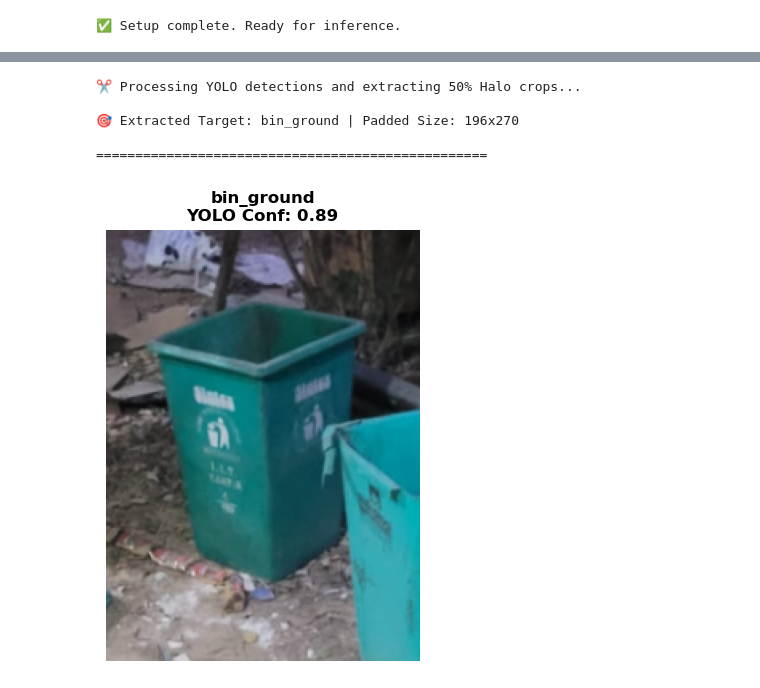
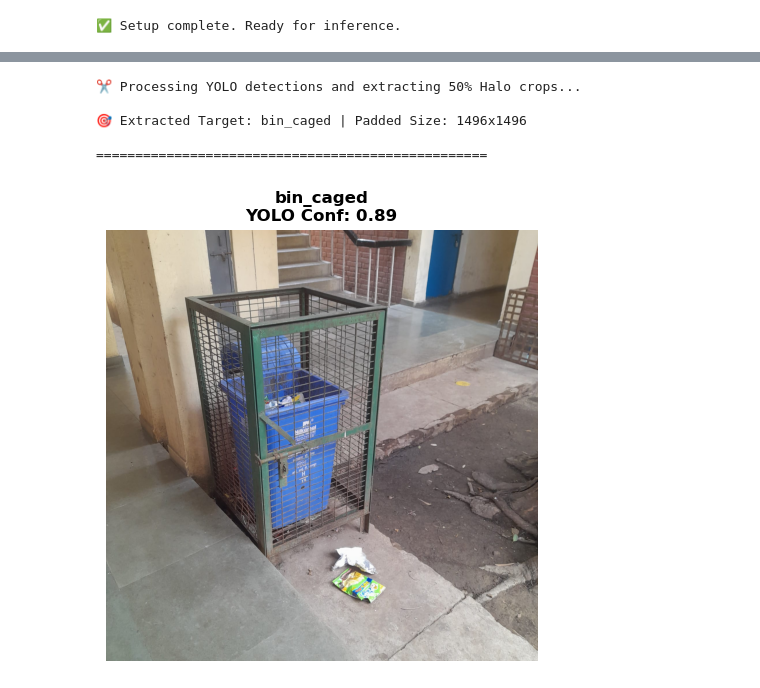
Before and after one commit to Ronit-k/SignalSprint, a Jupyter notebook: ml_backend/notebooks/pipeline.ipynb, the cells around one changed output, grey strips where cells are left out. Saved outputs shown, nothing was run; the diff lists cells and outputs as text; code cells hidden in the pictures.

```diff
--- a/ml_backend/notebooks/pipeline.ipynb
+++ b/ml_backend/notebooks/pipeline.ipynb
@@ -16,7 +16,7 @@ print("✅ Setup complete. Ready for inference.")
 # %% [output]
 ✅ Setup complete. Ready for inference.
 # %%
-MODEL_PATH = "../models/best.pt"
+MODEL_PATH = "../models/best_yolo.pt"
 
 # Load the model
 model = YOLO(MODEL_PATH)
@@ -35,9 +35,9 @@ print(f"✅ Model loaded successfully from {MODEL_PATH}")
 # %%
 # Point this to an image in your test set
-TEST_IMAGE_PATH = "../test_data/images/img_001.png"
+TEST_IMAGE_PATH = "../test_data/images/img_025.png"
 
 # Run inference! (conf=0.5 means we only want predictions it is at least 50% sure about)
-results = model.predict(source=TEST_IMAGE_PATH, conf=0.95)
+results = model.predict(source=TEST_IMAGE_PATH, conf=0.5)
 
 # Extract the first result (since we only passed one image)
 result = results[0]
@@ -81,8 +81,8 @@ for box in result.boxes:
     bbox_h = y2 - y1
 
     # 4. 50% Halo Math (Add 25% padding on all 4 sides)
-    pad_x = bbox_w * 0.25
-    pad_y = bbox_h * 0.25
+    pad_x = bbox_w * 1.5
+    pad_y = bbox_h * 1.5
 
     # Calculate new bounds and clamp to image edges to prevent crashing
     crop_x1 = int(max(0, x1 - pad_x))
@@ -102,32 +102,32 @@ for box in result.boxes:
         print(f"🎯 Extracted Target: {class_name} | Padded Size: {crop_img.shape[1]}x{crop_img.shape[0]}")
     else:
         print(f"⚠️ Warning: Invalid crop calculated for {class_name}")
 
 # 6. Visualize the extracted ViT inputs side-by-side
 print("\n" + "="*50)
 if vit_inputs:
     # Dynamically scale the plot based on how many bins were found
     fig, axes = plt.subplots(1, len(vit_inputs), figsize=(5 * len(vit_inputs), 5))
 
     # Handle the case where there's only one crop (matplotlib won't return an array of axes)
     if len(vit_inputs) == 1:
         axes = [axes]
 
     for ax, item in zip(axes, vit_inputs):
         # Convert OpenCV's BGR format to Matplotlib's RGB for accurate colors
         img_rgb = cv2.cvtColor(item["crop"], cv2.COLOR_BGR2RGB)
         ax.imshow(img_rgb)
         ax.set_title(f"{item['type']}\nYOLO Conf: {item['confidence']:.2f}", fontsize=12, fontweight='bold')
         ax.axis('off')
 
     plt.tight_layout()
     plt.show()
 else:
     print("No valid target bins found in this image. (Only background or traps).")
 # %% [output]
 ✂️ Processing YOLO detections and extracting 50% Halo crops...
 
-🎯 Extracted Target: bin_ground | Padded Size: 196x270
+🎯 Extracted Target: bin_caged | Padded Size: 1496x1496
 
 ==================================================
-[figure, old version]
+[figure, new version]
```
Also changed, not shown: parts of 3 cells of this notebook, 14 other files.
